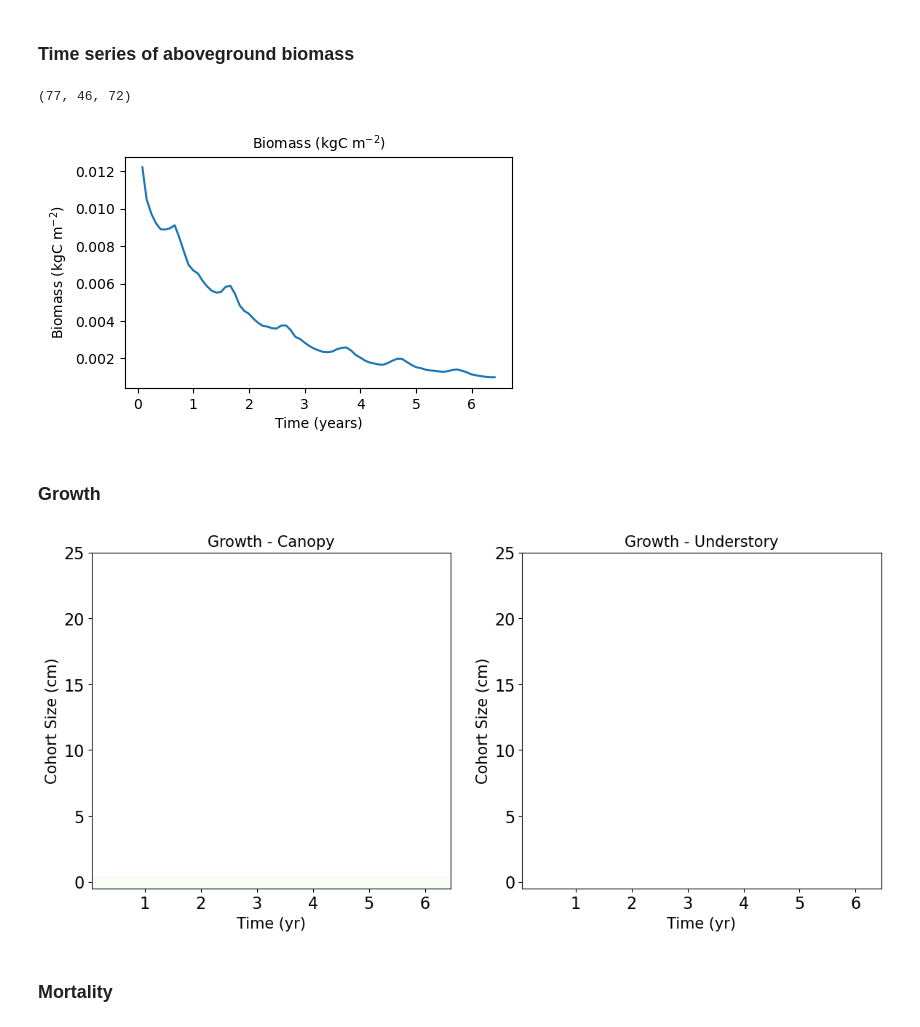
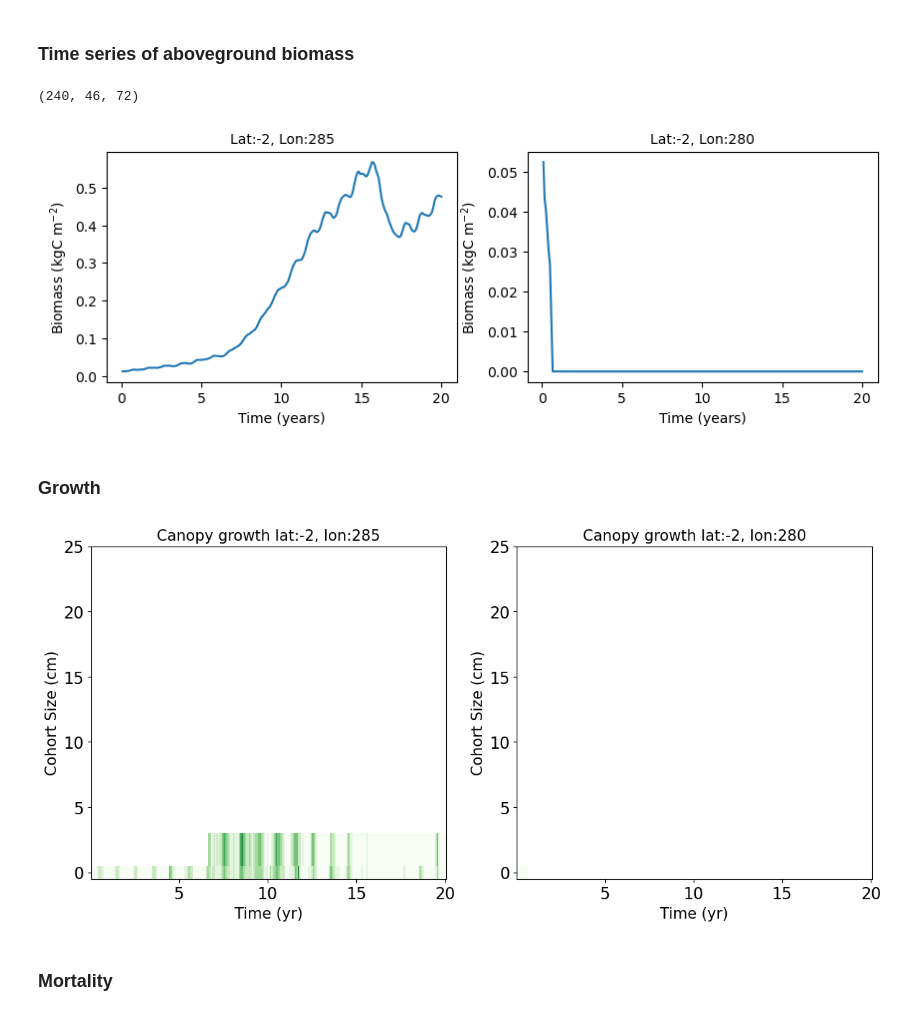
Before and after one commit to adrifoster/fates-global-cal, a Jupyter notebook: jupyter_ppe_scripts/jessie_scripts/Atkin_dieback_single_grid_cell.ipynb, the cells around one changed output. Saved outputs shown, nothing was run; the diff lists cells and outputs as text; code cells hidden in the pictures.

Commit message:
Exploring atkin respiration
 #Please enter the commit message for your changes. Lines starting

```diff
--- a/jupyter_ppe_scripts/jessie_scripts/Atkin_dieback_single_grid_cell.ipynb
+++ b/jupyter_ppe_scripts/jessie_scripts/Atkin_dieback_single_grid_cell.ipynb
@@ -43,7 +43,8 @@ colormap = dark(range(12))
 #fates_history_file_def = '/compyfs/need138/elm_runs/atkinr1_ensemble_default.Ec63cce2-Fc8e49cb.2023-01-03/run/lnd/hist/atkinr1_ensemble_default.Ec63cce2-Fc8e49cb.2023-01-03.elm.h0.start.nc'
 
 # New allometries and 1.6 storage
-fates_history_file_def = '/compyfs/need138/elm_runs/atkin_storage.Ec63cce2-F0866bca.2023-01-06/run/atkin_storage.Ec63cce2-F0866bca.2023-01-06.elm.h0.start.nc'
+#fates_history_file_def = '/compyfs/need138/elm_runs/atkin_storage.Ec63cce2-F0866bca.2023-01-06/run/lnd/hist/atkin_storage.Ec63cce2-F0866bca.2023-01-06.elm.h0.start.nc'
+fates_history_file_def = '/compyfs/need138/elm_runs/atkin_hard_coded_tgrowth.Ec63cce2-F9191803.2023-01-10/run/lnd/hist/atkin_hard_coded_tgrowth.Ec63cce2-F9191803.2023-01-10.elm.h0.firsttwenty.nc'
 fates_def = xr.open_dataset(fates_history_file_def,  decode_times=False)
 
 nyears = int(len(fates_def.variables['time'])/12)
@@ -62,20 +85,27 @@ time = fates_def.variables['time'] / 365.
 # %%
 biomass = fates_def.FATES_VEGC
 print(biomass.shape)
 
-biomass = biomass[:,22,57]
+biomass_good = biomass[:,22,57]
+biomass_bad = biomass[:,22,56]
 
-fig3, ((f3ax0)) = plt.subplots(nrows=1,ncols=1, figsize=(5,3))
+fig3, ((f3ax0, f3ax1)) = plt.subplots(nrows=1,ncols=2, figsize=(10,3))
 
 ### AGB
-f3ax0.plot(time,biomass)
-f3ax0.set_title(r'Biomass (kgC m$^{-2}$)', fontsize = 10)
+f3ax0.plot(time,biomass_good)
+f3ax0.set_title(r'Lat:-2, Lon:285', fontsize = 10)
 f3ax0.set_ylabel('Biomass (kgC m$^{-2}$)', fontsize = 10)
 f3ax0.set_xlabel('Time (years)', fontsize=10)
 f3ax0.tick_params(labelsize=10)
+
+f3ax1.plot(time,biomass_bad)
+f3ax1.set_title(r'Lat:-2, Lon:280', fontsize = 10)
+f3ax1.set_ylabel('Biomass (kgC m$^{-2}$)', fontsize = 10)
+f3ax1.set_xlabel('Time (years)', fontsize=10)
+f3ax1.tick_params(labelsize=10)
 # %% [output]
-(77, 46, 72)
+(240, 46, 72)
-[figure, old version]
+[figure, new version]
 # %% [markdown]
 ### Growth
 # %%
@@ -84,37 +114,33 @@ ddbh_def = ddbh_sz_by_pft_def[:,0,:,:,:]  # PFT 1
 nplnt_sz_by_pft_def = fa.scpf_to_scls_by_pft(fates_def.FATES_NPLANT_CANOPY_SZPF, fates_def)
 nplnt_def = nplnt_sz_by_pft_def[:,0,:,:,:]
 ddbh_def = ddbh_def/nplnt_def
-ddbh_def = ddbh_def[:,22,57,:]
 
-ddbh_sz_by_pft_ustory_def = fa.scpf_to_scls_by_pft(fates_def.FATES_MORTALITY_USTORY_SZPF, fates_def)
-ddbh_ustory_def = ddbh_sz_by_pft_ustory_def[:,0,:,:,:]  # PFT 1
-nplnt_sz_by_pft_ustory_def = fa.scpf_to_scls_by_pft(fates_def.FATES_NPLANT_USTORY_SZPF, fates_def)
-nplnt_ustory_def = nplnt_sz_by_pft_ustory_def[:,0,:,:,:]
-ddbh_ustory_def = ddbh_ustory_def/nplnt_ustory_def
-ddbh_ustory_def = ddbh_ustory_def[:,22,57,:]
+ddbh_def_good = ddbh_def[:,22,57,:]
+ddbh_def_bad = ddbh_def[:,22,56,:]
 
-levels = np.arange(0.,1., 0.1)
+
+levels = np.arange(0.,0.01, 0.001)
 cmap = plt.get_cmap('Greens')
 norm = BoundaryNorm(levels, ncolors=cmap.N, clip=True)
 
 
 fig1, ((f1ax0, f1ax1)) = plt.subplots(nrows=1,ncols=2, figsize=(14,6))
 
-im = f1ax0.pcolormesh(time, cohort_size_bins[0:5], ddbh_def[:,0:5].transpose(),
+im = f1ax0.pcolormesh(time, cohort_size_bins[0:5], ddbh_def_good[:,0:5].transpose(),
                       cmap=cmap, norm=norm)
-f1ax0.set_title(r'Growth - Canopy', fontsize=15)
+f1ax0.set_title(r'Canopy growth lat:-2, lon:285', fontsize=15)
 f1ax0.set_xlabel('Time (yr)', fontsize=15)
 f1ax0.set_ylabel('Cohort Size (cm)', fontsize=15)
 f1ax0.tick_params(labelsize=16)
 
-im = f1ax1.pcolormesh(time, cohort_size_bins[0:5], ddbh_ustory_def[:,0:5].transpose(),
+im = f1ax1.pcolormesh(time, cohort_size_bins[0:5], ddbh_def_bad[:,0:5].transpose(),
                       cmap=cmap, norm=norm)
-f1ax1.set_title(r'Growth - Understory', fontsize=15)
+f1ax1.set_title(r'Canopy growth lat:-2, lon:280', fontsize=15)
 f1ax1.set_xlabel('Time (yr)', fontsize=15)
 f1ax1.set_ylabel('Cohort Size (cm)', fontsize=15)
 f1ax1.tick_params(labelsize=16)
 # %% [output]
-[figure, old version]
+[figure, new version]
 # %% [markdown]
 ### Mortality
 # %%
```
Also changed, not shown: parts of 11 cells of this notebook.
